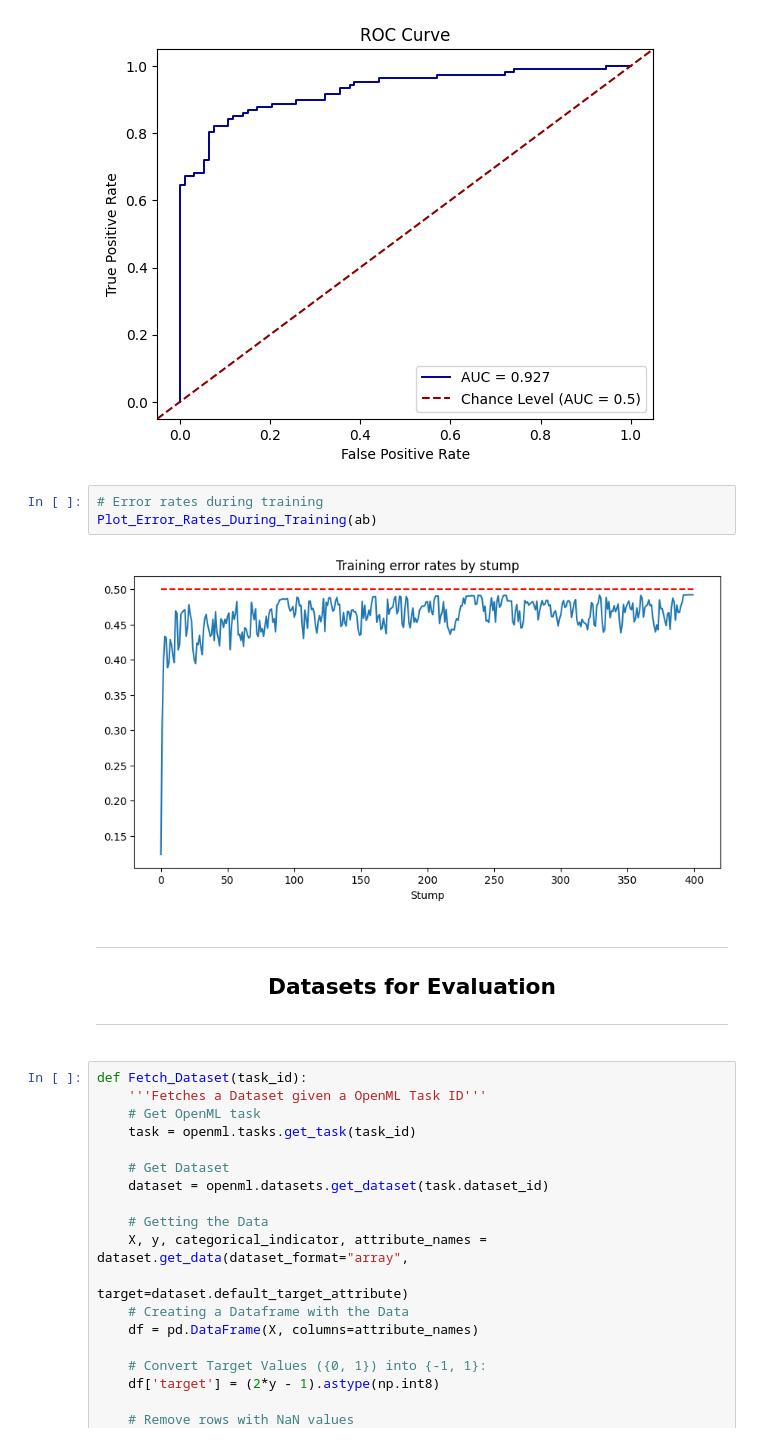
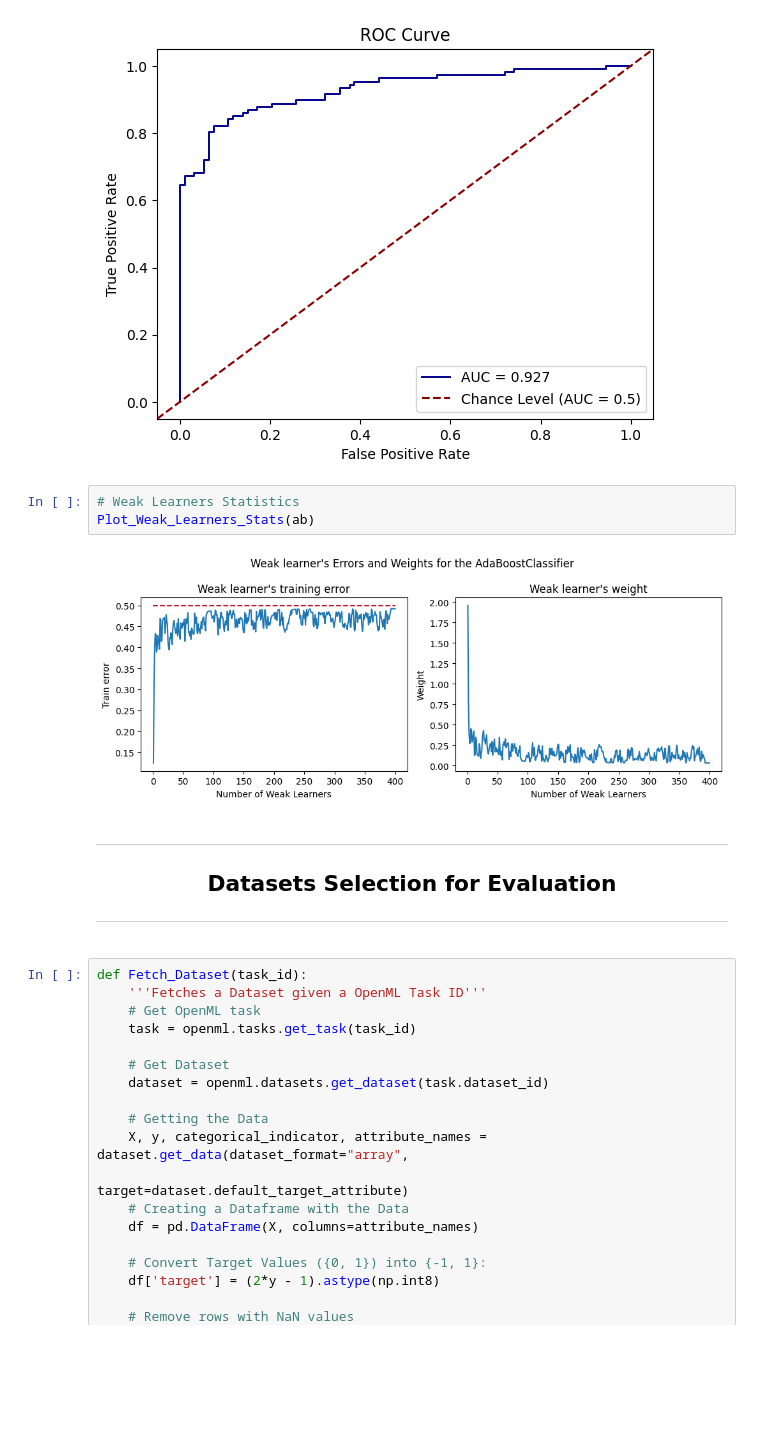
Before and after one commit to EstevesX10/ML1-AdaBoost-Analysis-Optimization, a Jupyter notebook: AdaBoost/AdaBoost.ipynb, the cells around one changed output. Drawn from its saved outputs; the diff is of its cells as text; blank space fills up the shorter version.

```diff
--- a/AdaBoost/AdaBoost.ipynb
+++ b/AdaBoost/AdaBoost.ipynb
@@ -145,16 +145,16 @@ ab.fit(X_train, y_train, M=400)
 Plot_ROC_Curve(ab, X_test, y_Test)
 # %% [output]
 [figure]
-# %%
-# Error rates during training
-Plot_Error_Rates_During_Training(ab)
-# %% [output]
-[figure, removed]
+# %%
+# Weak Learners Statistics
+Plot_Weak_Learners_Stats(ab)
+# %% [output]
+[figure, added]
 # %% [markdown]
 <div align = "center">
 
 ---
-## Datasets for Evaluation
+## Datasets Selection for Evaluation
 ---
 </div>
 # %%
```
Also changed, not shown: parts of 7 cells of this notebook.
